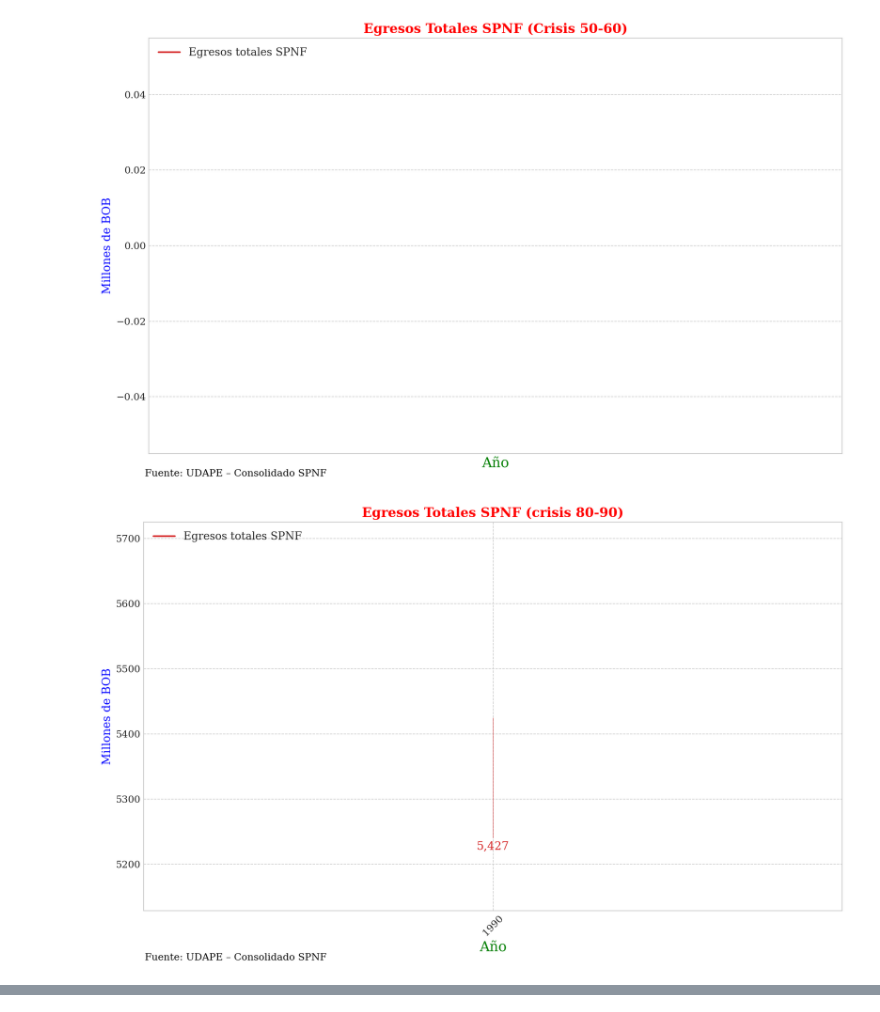
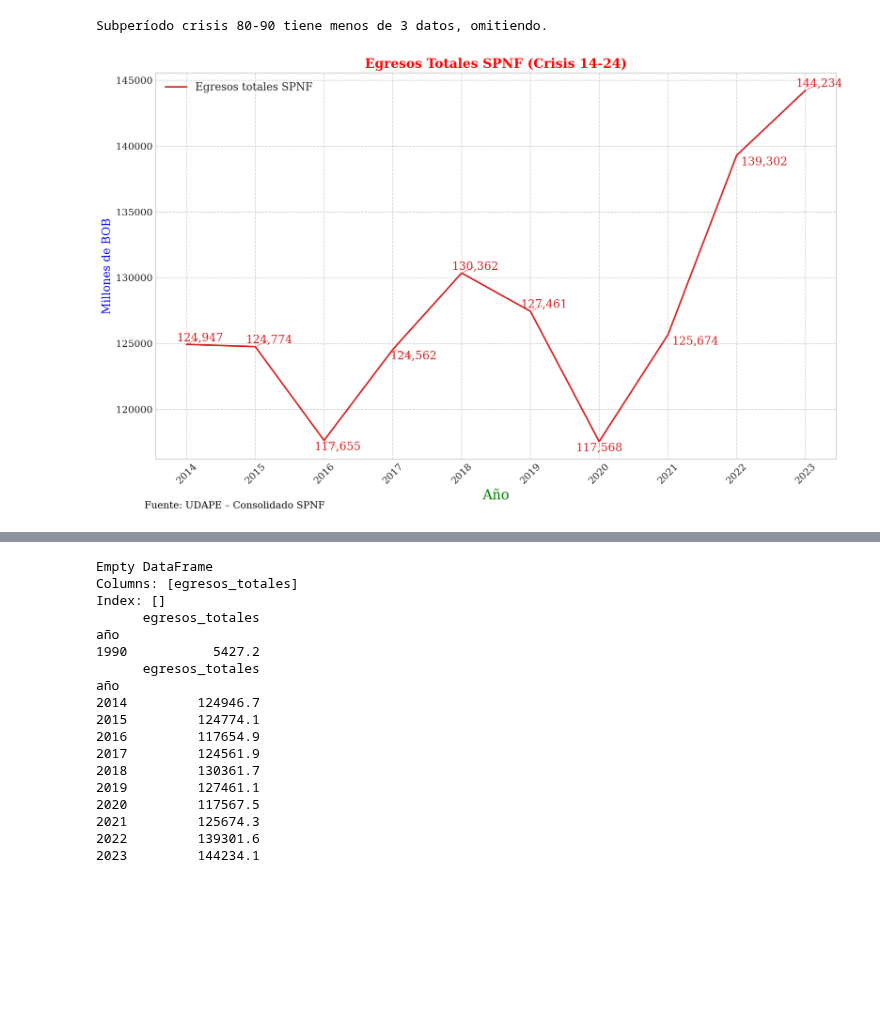
Before and after one commit to navi0369/proyectomacro, a Jupyter notebook: notebooks/tesis/crisis/egresos_spnf.ipynb, the cells around one changed output, grey strips where cells are left out. Cells and saved outputs as stored; diff of their text form; code cells hidden in the pictures; blank space fills up the shorter version.

```diff
--- a/notebooks/tesis/crisis/egresos_spnf.ipynb
+++ b/notebooks/tesis/crisis/egresos_spnf.ipynb
@@ -49,55 +49,58 @@ colors           = {"egresos_totales": "#d62728"}
 # Desplazamientos de anotaciones (x_offset, y_offset)
 annotation_offsets = {
     "egresos_totales": {
-        1990: (0, -200),
-        1996: (0,  200),
-        2000: (0, -150),
-        2006: (0,  150),
-        2014: (0, -180),
-        2020: (0,  180),
-        2023: (0, -140),
+
+        2014: (0.2, 500),
+        2015: (0.2, 500),
+        2016: (0.2, -500),
+        2017: (0.3, -500),
+        2018: (0.2, 500),
+        2019: (0.2, 500),
+        2020: (0, -500),
+        2021: (0.4, -500),
+        2022: (0.4, -500),
+        2023: (0.2, 500),
+        2024: (0.2, 500)
     }
-}
-
-# Años extra a anotar por sub-período
-extra_annots = {
-    "Crisis 50-60": [1956],
-    "crisis 80-90": [1986],
-    "Crisis 14-24": [2020],
 }
 
 # ─────────────────────────────────────────────────────────────────────
 # Generación de gráficas por subperíodo
 # ─────────────────────────────────────────────────────────────────────
 for nombre, (ini, fin) in PERIODOS_PARA_CRISIS.items():
     sub = df.loc[ini:fin]
-
+    if sub.empty:
+        continue
+    #si sub tiene solo 3 datos
+    if len(sub) < 3:
+        print(f"Subperíodo {nombre} tiene menos de 3 datos, omitiendo.")
+        continue
     # Siempre ini/fin + extras filtrados dentro del rango
-    years_to_annot = compute_annot_years(ini, fin, extra_annots.get(nombre))
+    years_to_annot = list(sub.index)
 
     fig, ax = init_base_plot(
         sub,
         series=componentes,
         colors=colors,
         title=f"Egresos Totales SPNF ({nombre})",
         xlabel="Año",
         ylabel="Millones de BOB",
         source_text="Fuente: UDAPE – Consolidado SPNF"
     )
 
     add_year_value_annotations(
         ax,
         sub,
         years_to_annot,
         cols_componentes,
         annotation_offsets,
         colors,
         arrow_lw=0.5
     )
 
     fig.savefig(output_dir / f"egresos_spnf_{nombre}.png")
     plt.show()
     plt.close(fig)
 # %% [output]
+Subperíodo crisis 80-90 tiene menos de 3 datos, omitiendo.
-[figure, old version]
+[figure, new version]
-[figure, removed]
@@ -104,0 +107,23 @@ for nombre, (ini, fin) in PERIODOS_PARA_CRISIS.items():
+# %%
+for nombre, (ini, fin) in PERIODOS_PARA_CRISIS.items():
+    sub = df.loc[ini:fin]
+    print(sub)
+# %% [output]
+Empty DataFrame
+Columns: [egresos_totales]
+Index: []
+      egresos_totales
+año
+1990           5427.2
+      egresos_totales
+año
+2014         124946.7
+2015         124774.1
+2016         117654.9
+2017         124561.9
+2018         130361.7
+2019         127461.1
+2020         117567.5
+2021         125674.3
+2022         139301.6
+2023         144234.1
```
Also changed, not shown: parts of 1 cell of this notebook, 49 other files.
